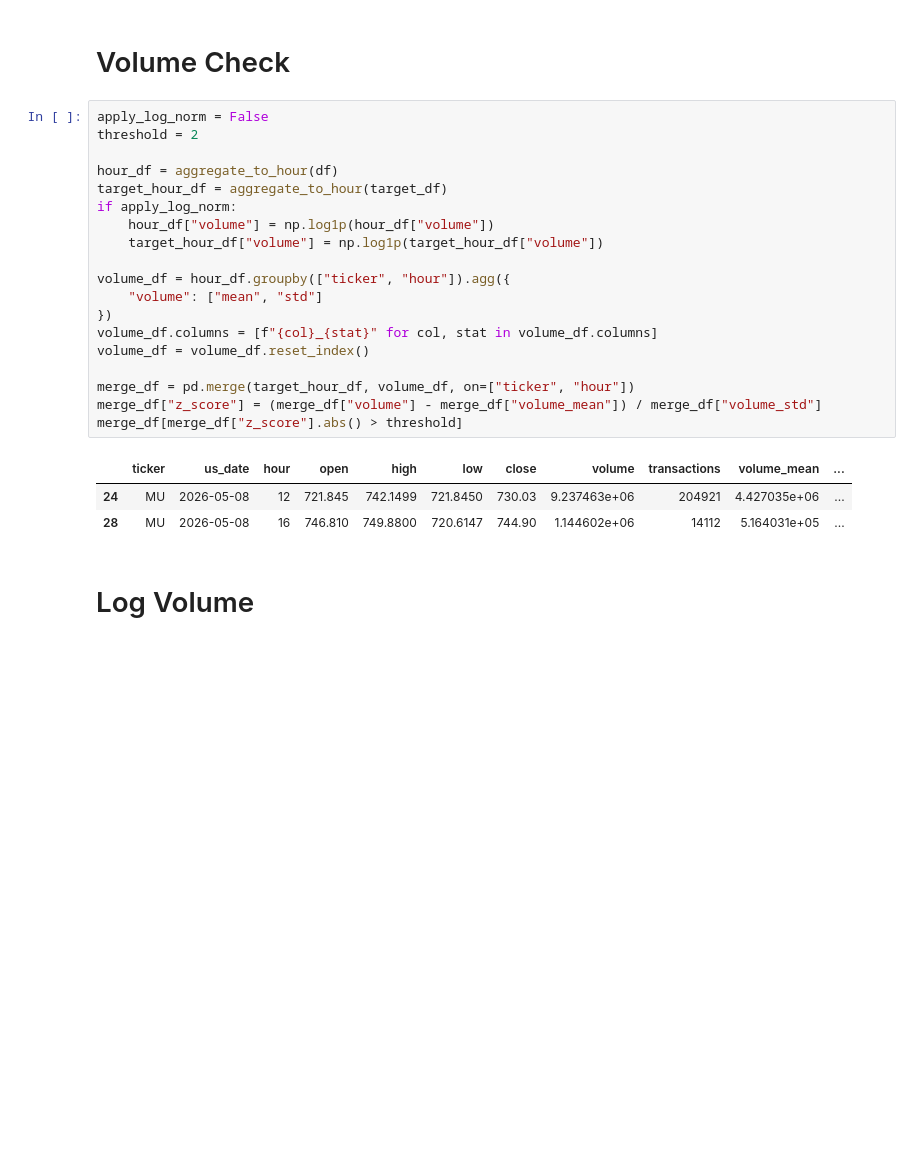
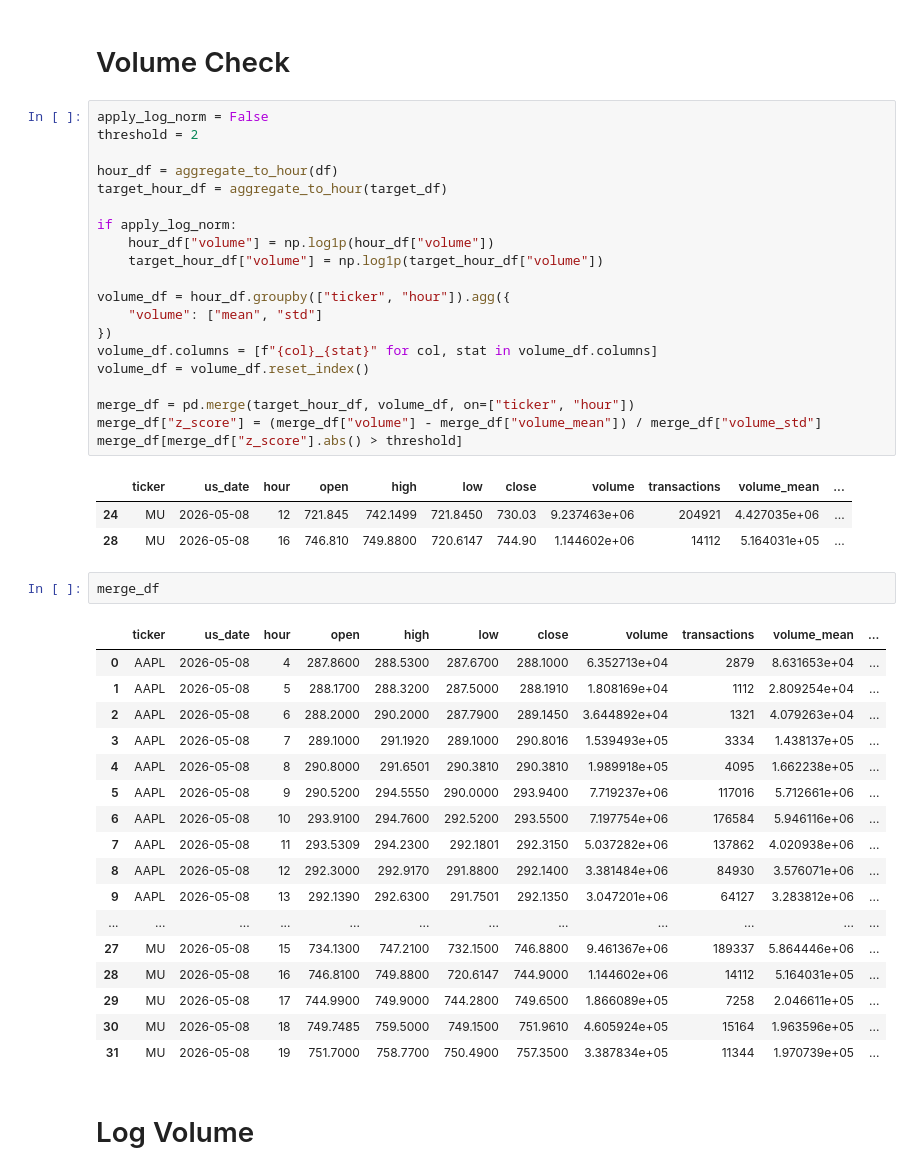
Before and after one commit to LW130003/technical-analysis, a Jupyter notebook: notebooks/volume_check.ipynb, the cells around one changed output. Saved outputs shown, nothing was run; the diff lists cells and outputs as text; blank space fills up the shorter version.

```diff
--- a/notebooks/volume_check.ipynb
+++ b/notebooks/volume_check.ipynb
@@ -118,6 +125,7 @@ threshold = 2
 
 hour_df = aggregate_to_hour(df)
 target_hour_df = aggregate_to_hour(target_df)
+
 if apply_log_norm:
     hour_df["volume"] = np.log1p(hour_df["volume"])
     target_hour_df["volume"] = np.log1p(target_hour_df["volume"])
@@ -135,6 +143,26 @@ merge_df[merge_df["z_score"].abs() > threshold]
 |  | ticker | us_date | hour | open | high | low | close | volume | transactions | volume_mean | ... |
 | 24 | MU | 2026-05-08 | 12 | 721.845 | 742.1499 | 721.8450 | 730.03 | 9.237463e+06 | 204921 | 4.427035e+06 | ... |
 | 28 | MU | 2026-05-08 | 16 | 746.810 | 749.8800 | 720.6147 | 744.90 | 1.144602e+06 | 14112 | 5.164031e+05 | ... |
+# %%
+merge_df
+# %% [output]
+|  | ticker | us_date | hour | open | high | low | close | volume | transactions | volume_mean | ... |
+| 0 | AAPL | 2026-05-08 | 4 | 287.8600 | 288.5300 | 287.6700 | 288.1000 | 6.352713e+04 | 2879 | 8.631653e+04 | ... |
+| 1 | AAPL | 2026-05-08 | 5 | 288.1700 | 288.3200 | 287.5000 | 288.1910 | 1.808169e+04 | 1112 | 2.809254e+04 | ... |
+| 2 | AAPL | 2026-05-08 | 6 | 288.2000 | 290.2000 | 287.7900 | 289.1450 | 3.644892e+04 | 1321 | 4.079263e+04 | ... |
+| 3 | AAPL | 2026-05-08 | 7 | 289.1000 | 291.1920 | 289.1000 | 290.8016 | 1.539493e+05 | 3334 | 1.438137e+05 | ... |
+| 4 | AAPL | 2026-05-08 | 8 | 290.8000 | 291.6501 | 290.3810 | 290.3810 | 1.989918e+05 | 4095 | 1.662238e+05 | ... |
+| 5 | AAPL | 2026-05-08 | 9 | 290.5200 | 294.5550 | 290.0000 | 293.9400 | 7.719237e+06 | 117016 | 5.712661e+06 | ... |
+| 6 | AAPL | 2026-05-08 | 10 | 293.9100 | 294.7600 | 292.5200 | 293.5500 | 7.197754e+06 | 176584 | 5.946116e+06 | ... |
+| 7 | AAPL | 2026-05-08 | 11 | 293.5309 | 294.2300 | 292.1801 | 292.3150 | 5.037282e+06 | 137862 | 4.020938e+06 | ... |
+| 8 | AAPL | 2026-05-08 | 12 | 292.3000 | 292.9170 | 291.8800 | 292.1400 | 3.381484e+06 | 84930 | 3.576071e+06 | ... |
+| 9 | AAPL | 2026-05-08 | 13 | 292.1390 | 292.6300 | 291.7501 | 292.1350 | 3.047201e+06 | 64127 | 3.283812e+06 | ... |
+| ... | ... | ... | ... | ... | ... | ... | ... | ... | ... | ... | ... |
+| 27 | MU | 2026-05-08 | 15 | 734.1300 | 747.2100 | 732.1500 | 746.8800 | 9.461367e+06 | 189337 | 5.864446e+06 | ... |
+| 28 | MU | 2026-05-08 | 16 | 746.8100 | 749.8800 | 720.6147 | 744.9000 | 1.144602e+06 | 14112 | 5.164031e+05 | ... |
+| 29 | MU | 2026-05-08 | 17 | 744.9900 | 749.9000 | 744.2800 | 749.6500 | 1.866089e+05 | 7258 | 2.046611e+05 | ... |
+| 30 | MU | 2026-05-08 | 18 | 749.7485 | 759.5000 | 749.1500 | 751.9610 | 4.605924e+05 | 15164 | 1.963596e+05 | ... |
+| 31 | MU | 2026-05-08 | 19 | 751.7000 | 758.7700 | 750.4900 | 757.3500 | 3.387834e+05 | 11344 | 1.970739e+05 | ... |
 # %% [markdown]
 # Log Volume
 # %%
```
Also changed, not shown: parts of 3 cells of this notebook, 2 other files.
